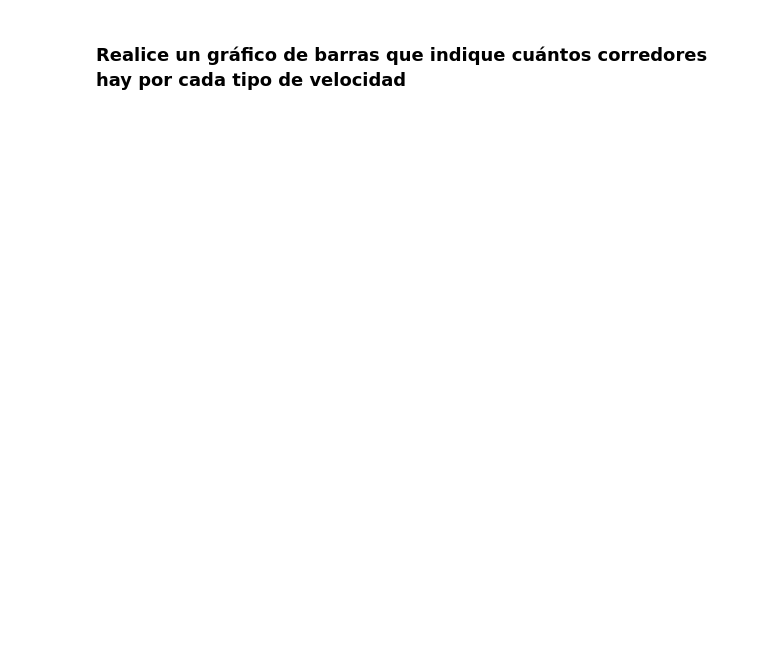
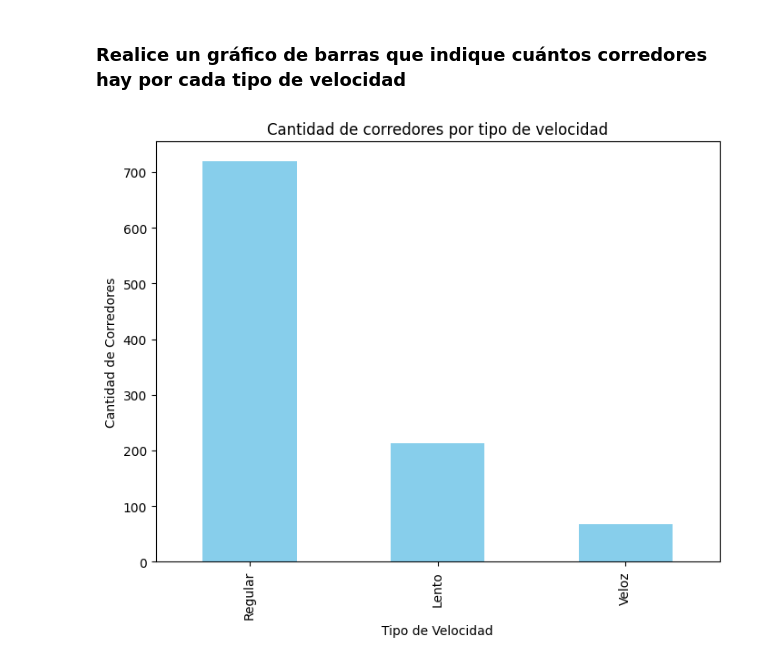
Before and after one commit to TheRealBoss0805/cursoPythonIdat, a Jupyter notebook: EC1/Evaluación continua 1.ipynb, the cells around one changed output. Drawn from its saved outputs; the diff is of its cells as text; code cells hidden in the pictures; blank space fills up the shorter version.

```diff
--- a/EC1/Evaluación continua 1.ipynb
+++ b/EC1/Evaluación continua 1.ipynb
@@ -16,2 +118,22 @@
 # %% [markdown]
 ### Realice un gráfico de barras que indique cuántos corredores hay por cada tipo de velocidad
+# %%
+
+# Contar el número de corredores por cada tipo de velocidad
+conteo_velocidades = df_cat_corredores['Velocidad'].value_counts()
+
+# Configurar el tamaño del gráfico
+plt.figure(figsize=(8, 6))
+
+# Crear el gráfico de barras
+conteo_velocidades.plot(kind='bar', color='skyblue')
+
+# Agregar etiquetas y título al gráfico
+plt.title('Cantidad de corredores por tipo de velocidad')
+plt.xlabel('Tipo de Velocidad')
+plt.ylabel('Cantidad de Corredores')
+
+# Mostrar el gráfico de barras
+plt.show()
+# %% [output]
+[figure, added]
```
Also changed, not shown: parts of 8 cells of this notebook, 5 other files.
